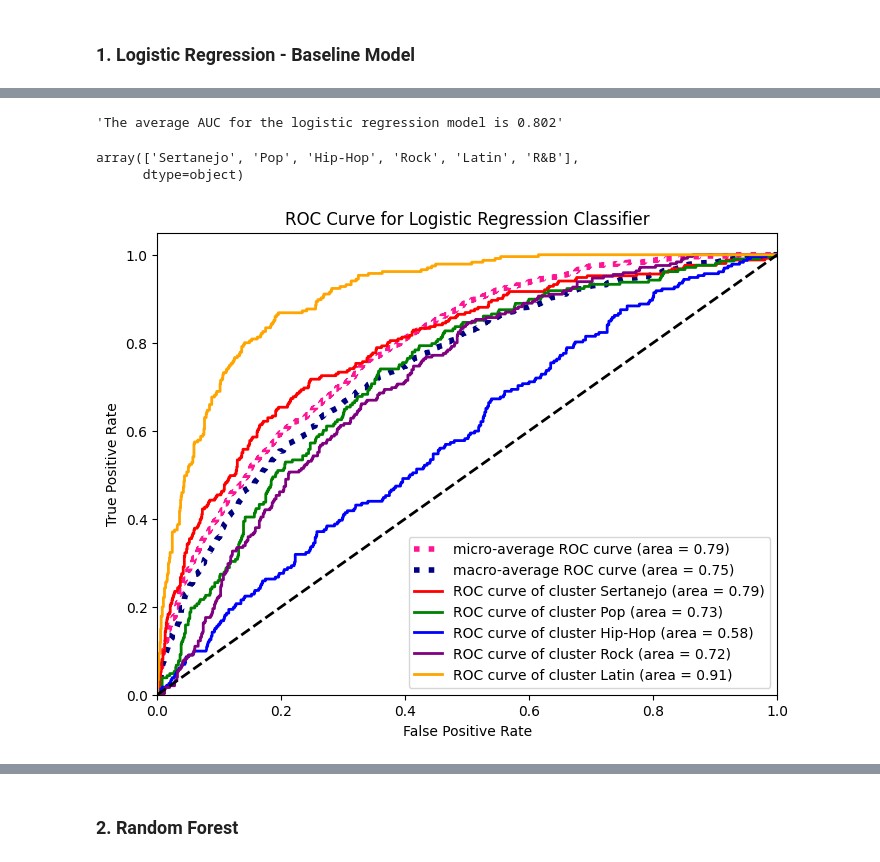
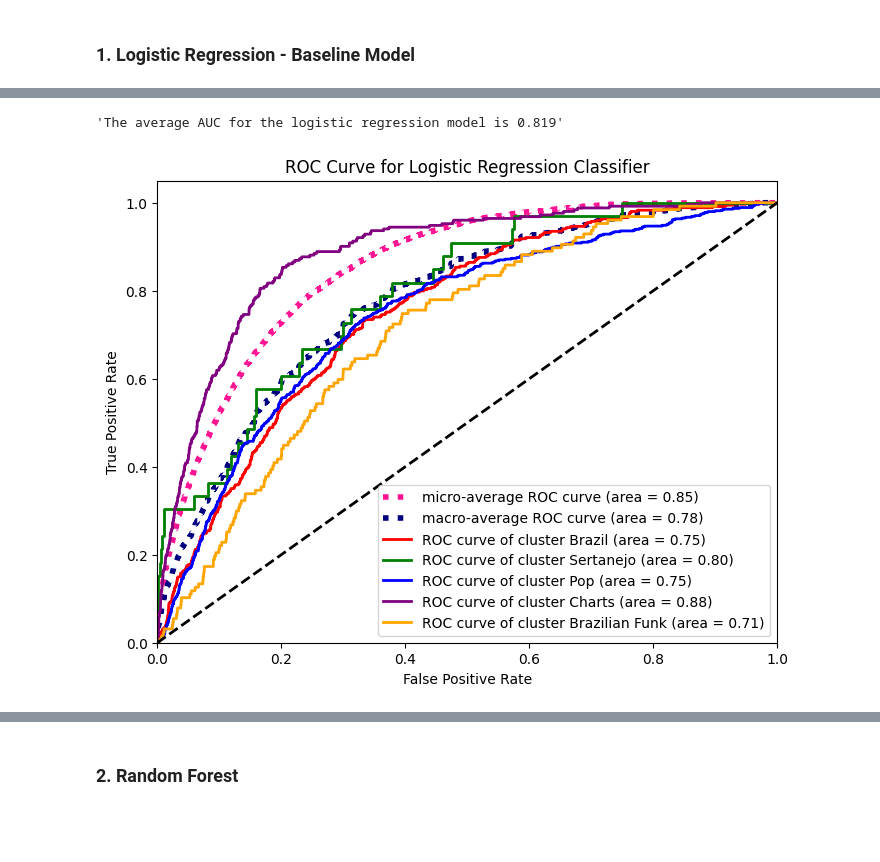
Before and after one commit to CDIMT2024/chorano_e_dancando, a Jupyter notebook: spotfy-AI/spotfy.ipynb, the cells around one changed output, grey strips where cells are left out. Saved outputs shown, nothing was run; the diff lists cells and outputs as text; code cells hidden in the pictures; blank space fills up the shorter version.

```diff
--- a/spotfy-AI/spotfy.ipynb
+++ b/spotfy-AI/spotfy.ipynb
@@ -781,3 +997,8 @@ for i in with_none:
+# %%
+for i, ids in enumerate(track_ids_df_filled.ids):
+    if len(ids)>100:
+        track_ids = track_ids_df_filled['track_ids'][i]
+        print(f"Ids: {",".join(track_ids)} Tamanho: {len(track_ids)} Erro no Index: {i} ")
 # %%
 
 track_ids = track_ids_df_filled['track_ids'][0]
@@ -881,0 +1144,15 @@ Name: count, dtype: int64
+# %%
+if not os.path.exists('track_features.csv'):
+    try:
+        track_features=get_tracks_features(track_ids_df_filled)
+        df_track_features = pd.DataFrame(track_features)
+        df=df_track_features
+        df.to_csv('track_features.csv', index=False)
+    except Exception:
+        print(f"Erro ao concluir : {Exception}")
+else:
+    print("Arquivo existente usando track_features.csv local")
+    track_features = pd.read_csv('track_ids.csv')
+    df_track_features = pd.DataFrame(track_features)
+    df=df_track_features
+    df_track_features
@@ -912,8 +1206,0 @@ pipeline_lr = Pipeline(
-# %%
-# evaluate performance on validation data
-pipeline_lr.fit(X_train, y_train)
-# make prediction on validation data
-y_val_pred = pipeline_lr.predict(X_val)
-# check first 20 ground truths and prediction
-print('Actual label:    ', y_val[:10])
-print('Predicted label: ', y_val_pred[:10])
@@ -923,0 +1262,10 @@ Predicted label:  ['Hip-Hop' 'Sertanejo' 'Pop' 'Pop' 'Rock' 'Latin' 'R&B' 'Rock'
+# %%
+# Treine o modelo final com os melhores hiperparâmetros encontrados pelo GridSearchCV
+best_lr_pipeline.fit(X_train, y_train)
+
+# Faça previsões no conjunto de validação
+y_val_pred = best_lr_pipeline.predict(X_val)
+
+# Visualize as primeiras 10 previsões e seus valores reais correspondentes
+print('Actual label:    ', y_val[:10].tolist())  # Convertendo para lista para exibir melhor
+print('Predicted label: ', y_val_pred[:10].tolist())
@@ -954,17 +1303,12 @@ plt.show()
 # %%
 # AUC
-y_val_proba = pipeline_lr.predict_proba(X_val)
+y_val_proba = best_lr_pipeline.predict_proba(X_val)
 
 # roc auc score using one versus rest and macro average
 LR_auc = roc_auc_score(y_val, y_val_proba, multi_class='ovr', average='macro')
 f"The average AUC for the logistic regression model is {LR_auc:0.3f}"
 # %% [output]
-'The average AUC for the logistic regression model is 0.802'
+'The average AUC for the logistic regression model is 0.819'
-# %%
-target_names
-# %% [output]
-array(['Sertanejo', 'Pop', 'Hip-Hop', 'Rock', 'Latin', 'R&B'],
-      dtype=object)
 # %%
 # Plot ROC Curves for Logistic Regression
 from sklearn.preprocessing import label_binarize
@@ -976,7 +1320,7 @@ y_val_bin = label_binarize(y_val, classes=classes)
 n_classes = 5
 lw=2
 
-y_score = pipeline_lr.decision_function(X_val)
+y_score = best_lr_pipeline.decision_function(X_val)
 
 # Compute ROC curve and ROC area for each class
 fpr = dict()
@@ -1018,34 +1362,34 @@ plt.plot(
 
 plt.plot(
     fpr["macro"],
     tpr["macro"],
     label="macro-average ROC curve (area = {0:0.2f})".format(roc_auc["macro"]),
     color="navy",
     linestyle=":",
     linewidth=4,
 )
 
 # Change the colors here
 colors = cycle(["red", "green", "blue", "purple", "orange"])
 for i, color in zip(range(n_classes), colors):
     plt.plot(
         fpr[i],
         tpr[i],
         color=color,
         lw=lw,
         label="ROC curve of cluster {0} (area = {1:0.2f})".format(target_names[i], roc_auc[i]),
     )
 
 plt.plot([0, 1], [0, 1], "k--", lw=lw)
 plt.xlim([0.0, 1.0])
 plt.ylim([0.0, 1.05])
 plt.xlabel("False Positive Rate")
 plt.ylabel("True Positive Rate")
 plt.title("ROC Curve for Logistic Regression Classifier")
 plt.legend(loc="lower right")
 plt.show()
 # %% [output]
-[figure, old version]
+[figure, new version]
 # %%
 # f1 score
 from sklearn.metrics import f1_score
```
Also changed, not shown: parts of 83 cells of this notebook, 2 other files.
